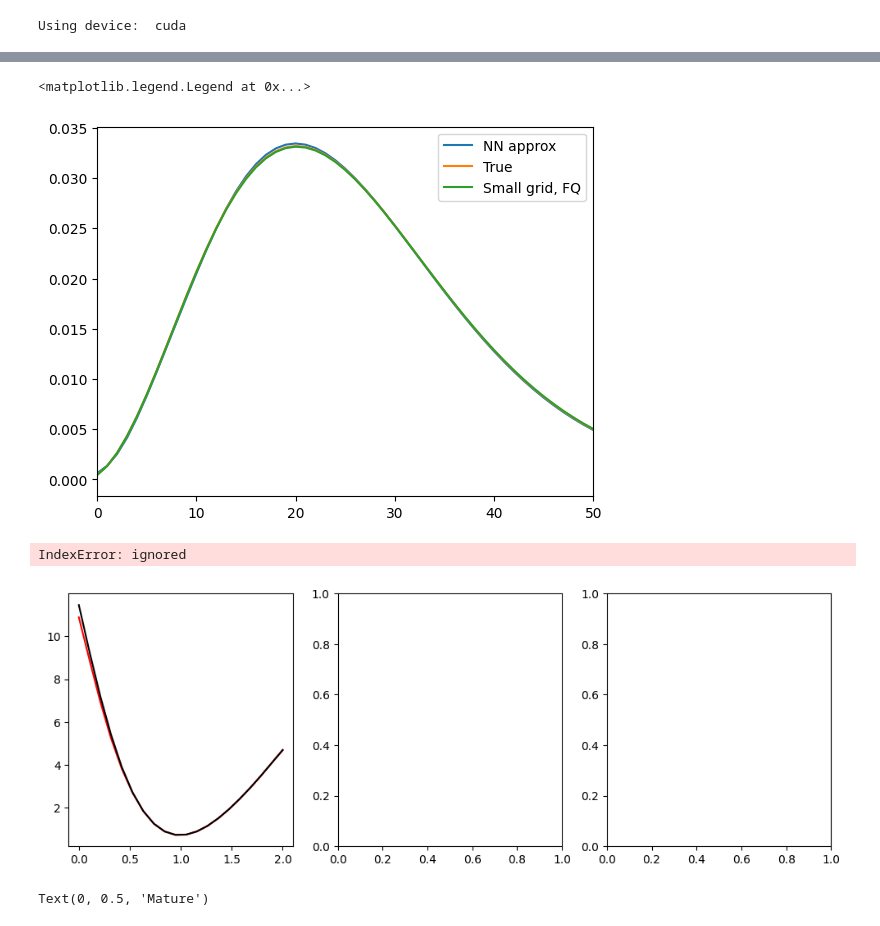
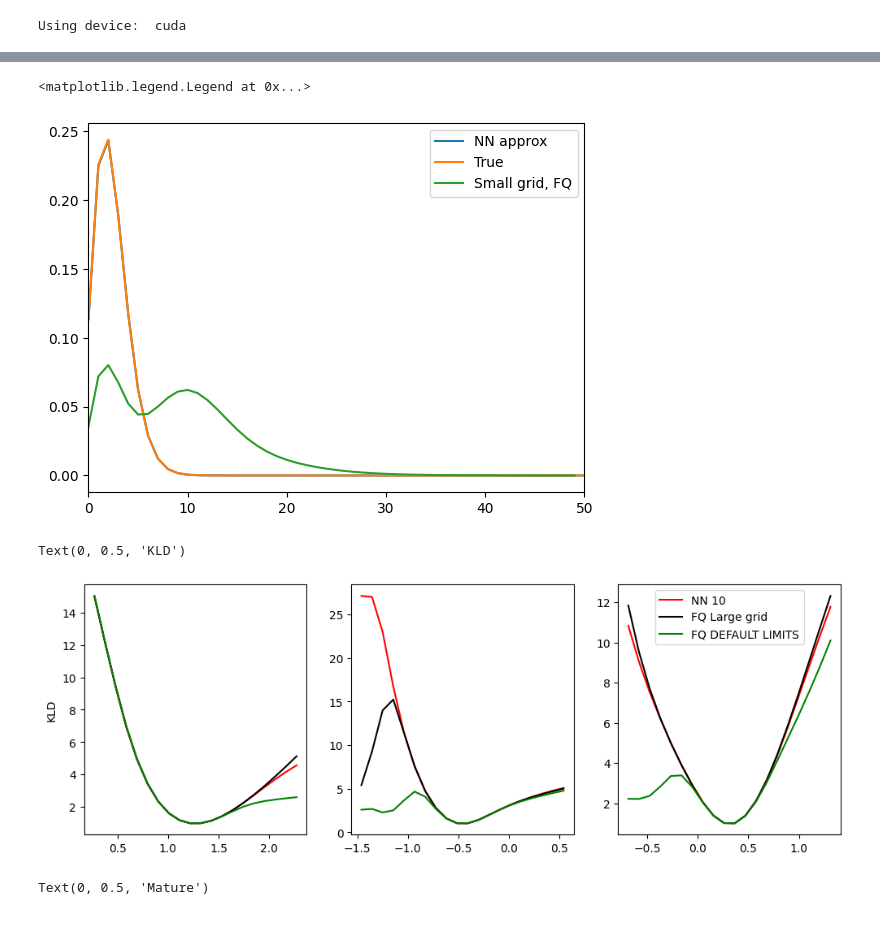
Before and after one commit to mtcarilli/monod, a Jupyter notebook: nn_integration.ipynb, the cells around one changed output, grey strips where cells are left out. Cells and saved outputs as stored; diff of their text form; code cells hidden in the pictures.

```diff
--- a/nn_integration.ipynb
+++ b/nn_integration.ipynb
@@ -32,3 +27,9 @@ p = np.log10(np.asarray([b,beta,gamma]))
+# %%
+# TRY OUT A P
+p = np.array([ 1.27143408, -0.45928434,  0.31282687])
+b = 10**p[0]
+beta = 10**p[1]
+gamma = 10**p[2]
 # %%
 limits = [500,500]
 # %%
@@ -149,7 +150,10 @@ plt.xlim(0,50)
 plt.legend()
 # %% [output]
 <matplotlib.legend.Legend at 0x...>
-[figure, old version]
+[figure, new version]
+# %%
+n = np.array(data[0][:,0])
+m = np.array(data[0][:,1])
 # %%
 fig1,ax1=plt.subplots(1,3,figsize=(12,4))
 param_names = model_nn.get_log_name_str()
@@ -157,42 +161,44 @@ for k in range(3):
     # for
     domain = p[k] + np.linspace(-1,1,20)
     kld = []
     for d in domain:
         p_ = np.copy(p)
         p_[k] = d
         kld_ = model_nn.eval_model_kld(p_, limits, "None", data)
         kld.append(kld_)
-    ax1[k].plot(domain,kld,'r-')
+    ax1[k].plot(domain,kld,'r-', label = 'NN 10')
     kld_ = model_nn.eval_model_kld(p, limits, "None", data)
 
     kld = []
     for d in domain:
         p_ = np.copy(p)
         p_[k] = d
-        kld_ = model_baseline.eval_model_kld(p_, [500,500], "None", data)
+        kld_ = model_baseline.eval_model_kld(p_, [700,700], "None", data)
         kld.append(kld_)
 
     # kld_ = model_nn.eval_model_kld(p, limits, "None", data)
 
-    ax1[k].plot(domain,kld,'k-')
+    ax1[k].plot(domain,kld,'k-', label = 'FQ Large grid')
 
 
     kld = []
     for d in domain:
         p_ = np.copy(p)
         p_[k] = d
-        kld_ = model_baseline.eval_model_kld(p_, [100,50], "None", data)
+        kld_ = model_baseline.eval_model_kld(p = p_, limits = np.array([np.max(n) + 10, np.max(m) + 10], dtype=int), samp = "None", data = data)
         kld.append(kld_)
 
     # kld_ = model_baseline.eval_model_kld(p, [50,50], "None", data)
-    ax1[k].plot(domain,kld,'g-',label='FQ small grid')
+    ax1[k].plot(domain,kld,'g-',label='FQ DEFAULT LIMITS')
 
-    ax1[k].scatter(p[k],kld_,30,'k')
-    ax1[k].set_xlabel(param_names[k])
+    # ax1[k].scatter(p[k],kld_,30,'k')
+    # ax1[k].set_xlabel(param_names[k])
+
+plt.legend()
 ax1[0].set_ylabel('KLD')
 # %% [output]
-IndexError: ignored
+Text(0, 0.5, 'KLD')
-[figure, old version]
+[figure, new version]
 # %%
 model_const = monod.cme_toolbox.CMEModel('Constitutive','None')
 # %%
```
Also changed, not shown: parts of 11 cells of this notebook.
